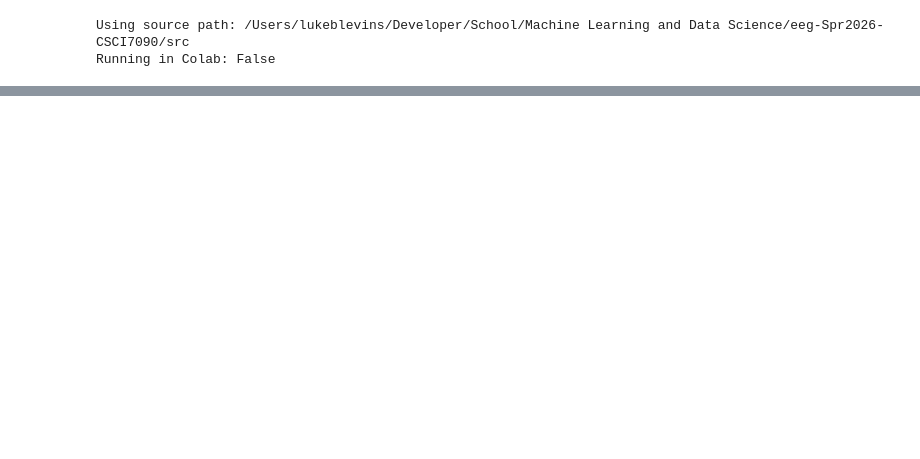
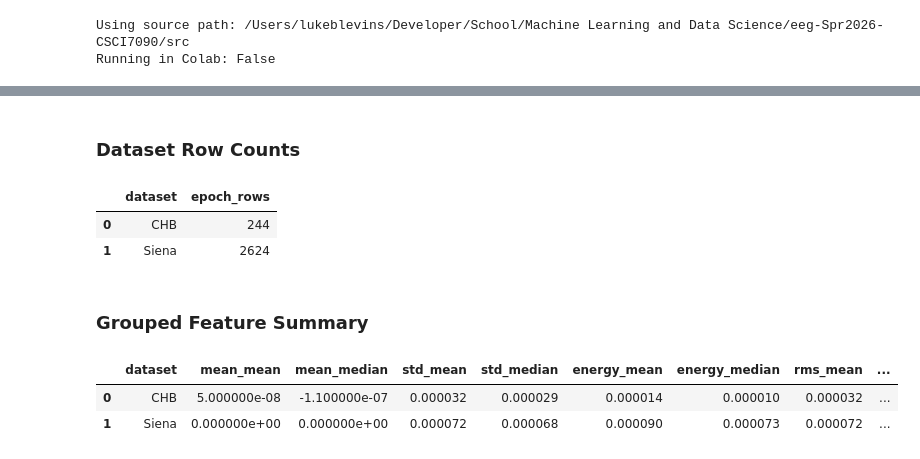
Before and after one commit to lukeblevins/mri-imgseg-Spr2026-CSCI7090, a Jupyter notebook: notebooks/static/data_wrangling.ipynb, the cells around one changed output, grey strips where cells are left out. Saved outputs shown, nothing was run; the diff lists cells and outputs as text; code cells hidden in the pictures; blank space fills up the shorter version.

```diff
--- a/notebooks/static/data_wrangling.ipynb
+++ b/notebooks/static/data_wrangling.ipynb
@@ -167,0 +256,12 @@ summary
+# %%
+resolved_root, chb_path, siena_path = get_example_dataset_paths(dataset_root)
+
+recordings_df = pd.DataFrame(
+    [
+        {"dataset": "CHB", "path": str(chb_path), "exists": chb_path.exists()},
+        {"dataset": "Siena", "path": str(siena_path), "exists": siena_path.exists()},
+    ]
+)
+
+print("Dataset root used for loading:", resolved_root)
+display_df("Example Recording Paths", recordings_df)
@@ -168 +501,23 @@ summary
+# %%
+summary_df = (
+    df_all.groupby("dataset")[["mean", "std", "energy", "rms", "abs_mean"]]
+    .agg(["mean", "median"])
+    .round(8)
+)
+summary_df.columns = [f"{feature}_{stat}" for feature, stat in summary_df.columns]
+summary_df = summary_df.reset_index()
+
+dataset_size_df = df_all.groupby("dataset").size().reset_index(name="epoch_rows")
+
+display_df("Dataset Row Counts", dataset_size_df)
+display_df("Grouped Feature Summary", summary_df)
+# %% [output]
+### Dataset Row Counts
+|  | dataset | epoch_rows |
+| 0 | CHB | 244 |
+| 1 | Siena | 2624 |
+### Grouped Feature Summary
+|  | dataset | mean_mean | mean_median | std_mean | std_median | energy_mean | energy_median | rms_mean | ... |
+| 0 | CHB | 5.000000e-08 | -1.100000e-07 | 0.000032 | 0.000029 | 0.000014 | 0.000010 | 0.000032 | ... |
+| 1 | Siena | 0.000000e+00 | 0.000000e+00 | 0.000072 | 0.000068 | 0.000090 | 0.000073 | 0.000072 | ... |
 # %%
```
Also changed, not shown: parts of 28 cells of this notebook.
